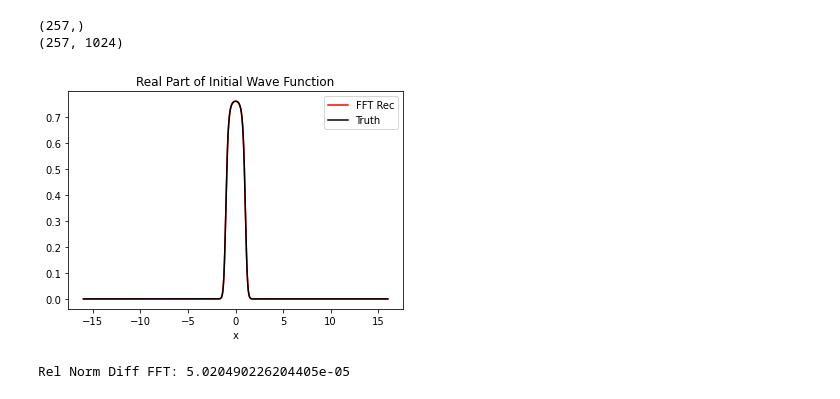
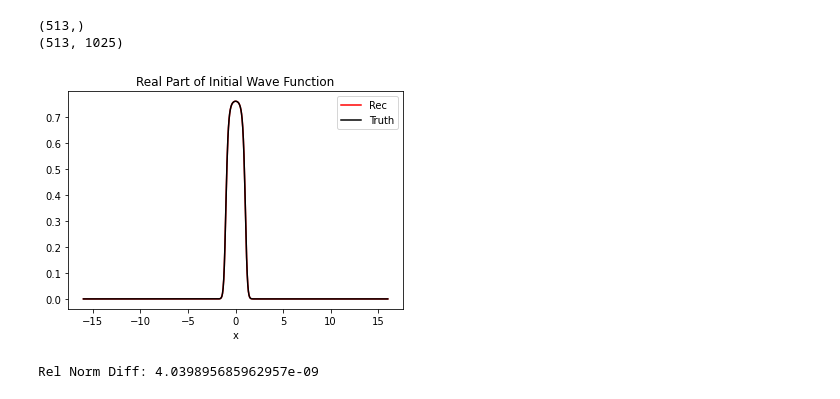
Before and after one commit to kbcollins/tdse, a Jupyter notebook: tdse-adj-gauss-check-grads-kbc.ipynb, the cells around one changed output. Cells and saved outputs as stored; diff of their text form; code cells hidden in the pictures.

```diff
--- a/tdse-adj-gauss-check-grads-kbc.ipynb
+++ b/tdse-adj-gauss-check-grads-kbc.ipynb
@@ -26,23 +27,17 @@ def toeplitz(r, c):
 # set radius of spatial domain
 l = 16
 
-# set real space grid, used for plotting
-# this has to be even for the comparison of
-# of methods for converting the true potential to
-# the Fourier basis to work.
+# set number of real space grid points
 nx = 1025
-
 # real space spatial grid for the purposes of plotting
-# dx is needed to perform norm check of training data
-xvec, dx = np.linspace(-l, l, nx, retstep=True)
+xvec = np.linspace(-l, l, nx)
 
 # set number of Fourier basis from n = -nF to n = nF
 nF = 256
-
 # matrix for converting Fourier basis coefficients into real space
 # wave functions by matrix multiplication
-nvec = np.arange(-nF, nF+1) # nvec=-nfb,...,0,...,nfb
-Fmat = (1 / np.sqrt(2 * l)) * np.exp(1j * np.pi * np.outer(nvec, xvec) / l)
+nvec = np.arange(-nF, nF + 1)
+Fcnvrmat = np.exp(1j * np.pi * np.outer(nvec, xvec) / l) / np.sqrt(2 * l)
 # %%
 # define potential used to evolve the system
 
@@ -132,9 +83,15 @@ Rel Norm Diff of Rec (should be close to zero):
 # %%
 # define initial state and transform to Fourier basis
 
+# I GET BETTER RESULTS WHEN I USE MY METHOD WHICH NORMALIZES
+# THE INITIAL WAVE FUNCTION RATHER THAN USING THE WAVE FUNCTION
+# NORMALIZED MANUALLY
+
 def psi0(x):
     # rounded box function
-    return 1.0 + np.tanh((1 - x**2)/0.5)
+    # return 1.0 + np.tanh((1 - x**2)/0.5)
+    # HSB's manually normalized rounded box function
+    return (1.0 + np.tanh((1 - x**2)/0.5)) / 2.58046
     # triangular pulse
     # return np.piecewise(x, [x < -1, (x >= -1) & (x <= 1), x > 1], [0, lambda x: (1 - np.abs(x)), 0])
     # parabolic pulse
@@ -142,71 +99,49 @@ def psi0(x):
     # hyperbolic secant squared
     # return (np.cosh(x))**(-2)
     # Laplace
     # return np.exp(-np.abs(x))
 
-def mknormpsifn(psifn):
+# def mknormpsifn(psifn):
     # compute psi normalization term,
     # this is a constant given some psi
-    psiprobintegrand = lambda x: np.abs(psifn(x))**2
-    normterm = np.sqrt(si.quad(psiprobintegrand, a=-l, b=l)[0])
+    # psiprobintegrand = lambda x: np.abs(psifn(x))**2
+    # normterm = np.sqrt(si.quad(psiprobintegrand, a=-l, b=l)[0])
 
     # define function for computing normalized psi
     # via scipy.integrate methods
-    def normpsifn(x):
-        return psifn(x)/normterm
+    # def normpsifn(x):
+    #     return psifn(x)/normterm
 
-    return normpsifn
+    # return normpsifn
 
-normpsi0fn = mknormpsifn(psi0)
-
+# normpsi0fn = mknormpsifn(psi0)
+normpsi0fn = psi0 # when using Harish's psi0
 # vector of the normalized psi0 function sampled on the
-# real space grid, "Truth"
-normpsi0truvec = normpsi0fn(xvec)
-
-# compute the Fourier basis representation of the
-# normalized psi0 function using FFT method
-# Fnormpsi0vec = np.fft.fft(normpsi0truvec, norm='forward')
-# Fnormpsi0vecrec = np.fft.ifft(Fnormpsi0vec, norm='forward')
-# Fnormpsi0vecrec1 = np.fft.ifft(Fnormpsi0vec, norm='forward')
+# real space grid for plotting
+normpsi0vec = normpsi0fn(xvec)
 
 # compute the Fourier basis representation of the
 # normalized psi0 function using a scipy.integrate method
-# this method produced a reconstruction who's relative
-# norm difference ranged from 1e-2 to 1e-11.
-# The FFT method on the other hand was always of the
-# order 1e-16, so that is the method I will use
 normpsi0integrand = lambda x: np.exp(-1j * np.pi * nvec * x / l) / np.sqrt(2 * l) * normpsi0fn(x)
 normpsi0quadrtn = si.quad_vec(normpsi0integrand, -l, l)[0]
 Fnormpsi0vec = si.quad_vec(normpsi0integrand, -l, l)[0]
 print(normpsi0quadrtn.shape)
-print(Fmat.shape)
+print(Fcnvrmat.shape)
 # Fnormpsi0vecrec2 = normpsi0quadrtn @ Fmat
-Fnormpsi0vecrec = normpsi0quadrtn @ Fmat
-
-# plot the real port of the normalized psi0
-# plt.plot(xvec, Fnormpsi0vecrec1.real, 'r', label="Quad Rec")
-# plt.plot(xvec, Fnormpsi0vecrec2.real, 'b', label="FFT Rec")
-# plt.plot(xvec, normpsi0truvec.real, 'k', label="Truth")
-# plt.title('Real Part of Initial Wave Function')
-# plt.xlabel('x')
-# plt.legend()
-# plt.show()
-
-# print('Rel Norm Diff FFT:', nl.norm(normpsi0truvec - Fnormpsi0vecrec1) / nl.norm(normpsi0truvec))
-# print('Rel Norm Diff quad:', nl.norm(normpsi0truvec - Fnormpsi0vecrec2) / nl.norm(normpsi0truvec))
+Fnormpsi0vecrec = normpsi0quadrtn @ Fcnvrmat
 
 # plot the real part of the normalized psi0
 plt.plot(xvec, Fnormpsi0vecrec.real, 'r', label="Rec")
-plt.plot(xvec, normpsi0truvec.real, 'k', label="Truth")
+plt.plot(xvec, normpsi0vec.real, 'k', label="Truth")
 plt.title('Real Part of Initial Wave Function')
 plt.xlabel('x')
 plt.legend()
 plt.show()
 
-print('Rel Norm Diff FFT:', nl.norm(normpsi0truvec - Fnormpsi0vecrec) / nl.norm(normpsi0truvec))
+print('Rel Norm Diff:', nl.norm(normpsi0vec - Fnormpsi0vecrec) / nl.norm(normpsi0vec))
 # %% [output]
-(257,)
-(257, 1024)
+(513,)
+(513, 1025)
-[figure, old version]
+[figure, new version]
-Rel Norm Diff FFT: 5.020490226204405e-05
+Rel Norm Diff: 4.039895685962957e-09
 # %%
```
Also changed, not shown: parts of 10 cells of this notebook, 1 other file.
